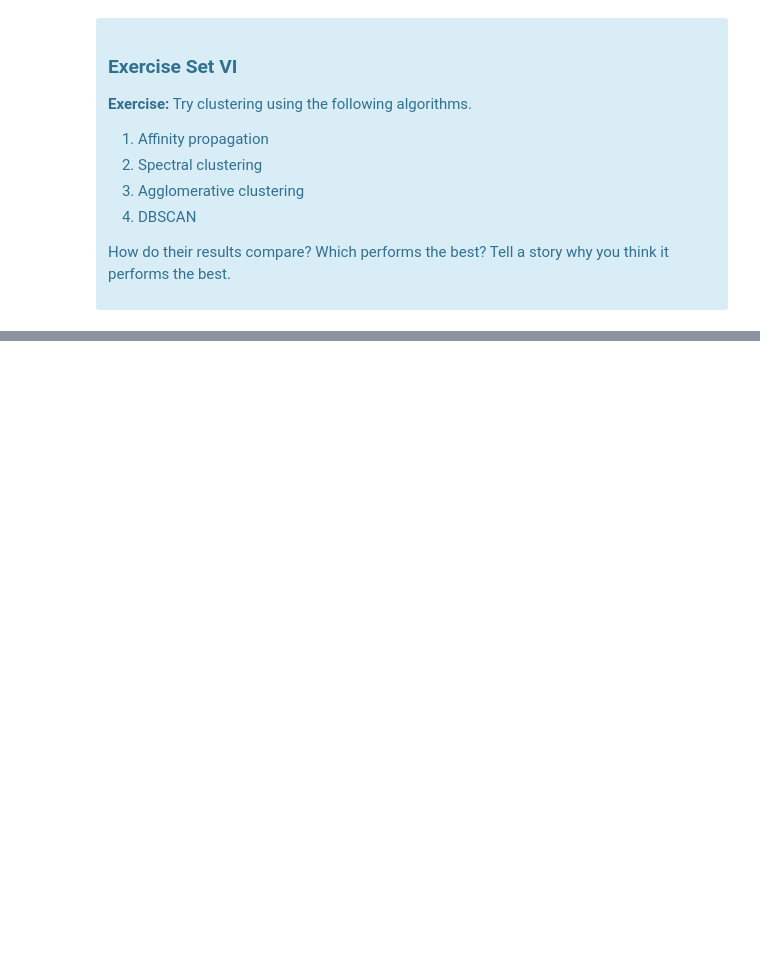
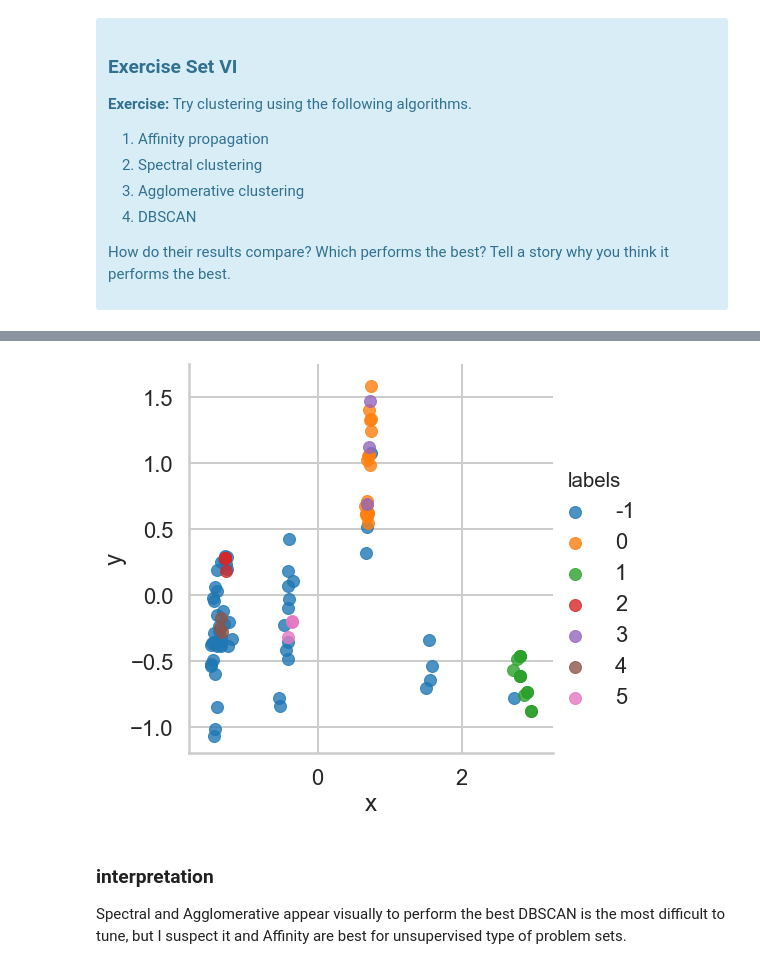
Before and after one commit to narek-g/mec-mini-projects, a Jupyter notebook: mec-16.2.6-clustering-mini-project/Mini_Project_Clustering.ipynb, the cells around one changed output, grey strips where cells are left out. Saved outputs shown, nothing was run; the diff lists cells and outputs as text; code cells hidden in the pictures; blank space fills up the shorter version.

```diff
--- a/mec-16.2.6-clustering-mini-project/Mini_Project_Clustering.ipynb
+++ b/mec-16.2.6-clustering-mini-project/Mini_Project_Clustering.ipynb
@@ -543,0 +579,13 @@ Source: http://scikit-learn.org/stable/modules/clustering.html
+# %%
+# DBSCAN
+from sklearn.cluster import DBSCAN
+DB = DBSCAN(eps = 1, min_samples=3)
+DB.fit(df1)
+labels = DB.labels_
+plot_results(df1, labels)
+# %% [output]
+[figure, added]
+# %% [markdown]
+### interpretation
+Spectral and Agglomerative appear visually to perform the best </p>
+DBSCAN is the most difficult to tune, but I suspect it and Affinity are best for unsupervised type of problem sets.
```
Also changed, not shown: parts of 5 cells of this notebook.
